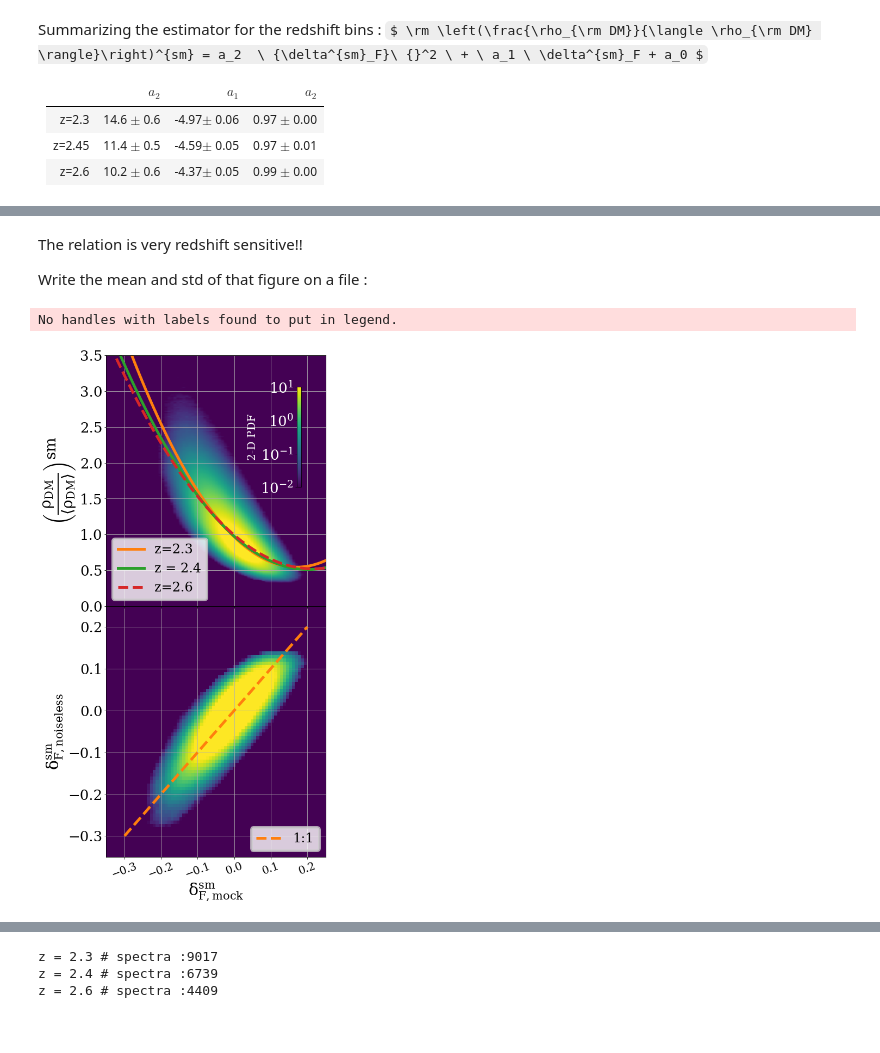
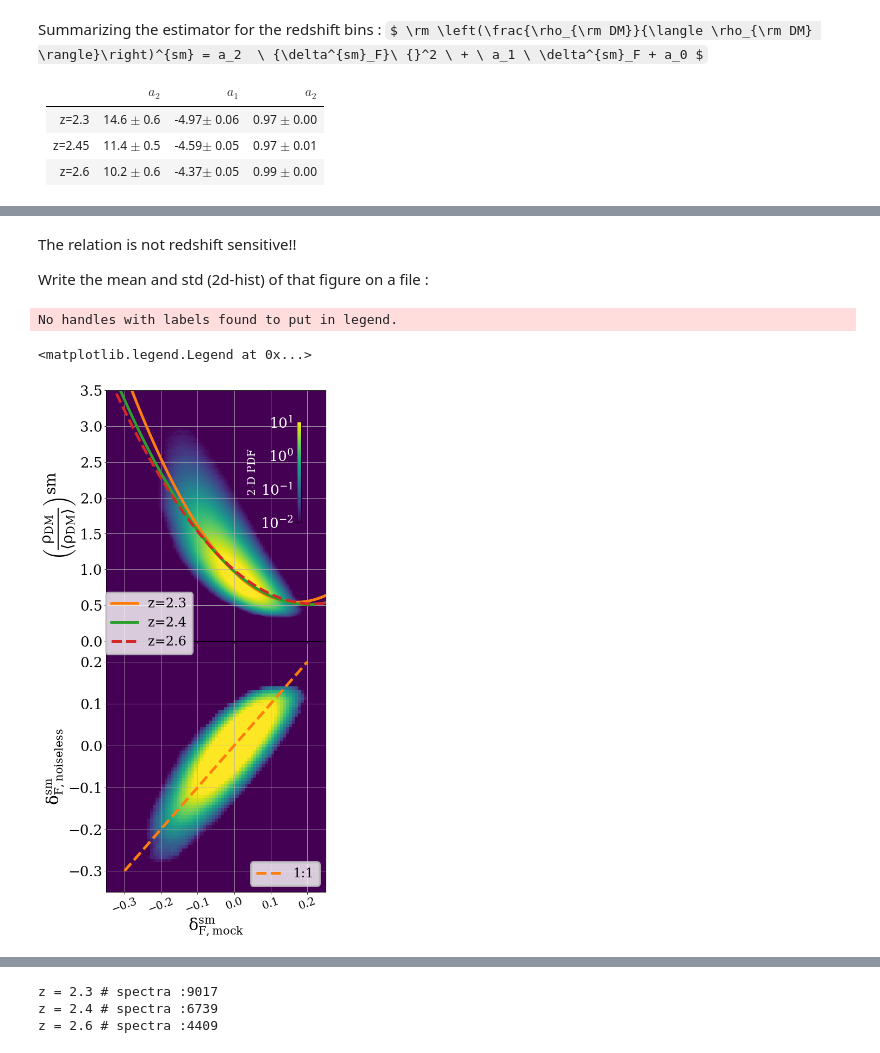
Before and after one commit to qezlou/LyTomo_Watershed, a Jupyter notebook: MDM_Mtomo.ipynb, the cells around one changed output, grey strips where cells are left out. Cells and saved outputs as stored; diff of their text form; code cells hidden in the pictures; some formulas as TeX source.

```diff
--- a/MDM_Mtomo.ipynb
+++ b/MDM_Mtomo.ipynb
@@ -128,8 +74,8 @@ $ \rm \left(\frac{\rho_{\rm DM}}{\langle \rho_{\rm DM} \rangle}\right)^{sm} = p^
 # %% [markdown]
-The relation is very redshift sensitive!!
+The relation is not redshift sensitive!!
 
 
-Write the mean and std of that figure on a file :
+Write the mean and std (2d-hist) of that figure on a file :
 # %%
 def write_mean_std_hist(z=2.4, nmocks=20):
     bins=[np.linspace(-.4,.4,100), np.linspace(0,3.5,200)]
@@ -223,25 +169,26 @@ def deltaF_true_mock(fig, ax, z=2.4, nmocks=20, vmin=0.01, vmax=10):
 # %%
 left, width = .2, .7
 bottom2, height2 = 0.5, 0.4
 bottom1, height1 = .1, .4
 
 rect_scatter1 = [left, bottom1, width, height1]
 rect_scatter2 = [left, bottom2, width, height2]
 
 fig = plt.figure(figsize=(8, 16))
 ax = []
 ax.append(fig.add_axes(rect_scatter1))
 ax.append(fig.add_axes(rect_scatter2))
 ax[1].tick_params(axis="x", labelbottom=False)
 deltaF_true_mock(fig, ax, z=2.4)
 x = np.arange(-0.4,0.4,0.01)
 
 
 ax[1].plot(x, np.polyval([14.56817442, -4.96863497,  0.96664919], x), label='z=2.3', color='C1')
-ax[1].plot(x, np.polyval([11.33512582, -4.58527569,  0.97371359],x), label='z = 2.4', color='C2')
+ax[1].plot(x, np.polyval([11.33512582, -4.58527569,  0.97371359],x), label='z=2.4', color='C2')
 ax[1].plot(x, np.polyval([10.1530904 , -4.37489626,  0.99182931], x), label='z=2.6', ls='--', color='C3')
-ax[1].legend(loc='lower left', facecolor='w')
+ax[1].legend(loc=(0,-.05), facecolor='w')
 #fig.savefig('deltam_deltaF_z2.4.pdf', transparent=False)
 # %% [output]
 No handles with labels found to put in legend.
+<matplotlib.legend.Legend at 0x...>
-[figure, old version]
+[figure, new version]
```
Also changed, not shown: parts of 30 cells of this notebook, 2 other files.
